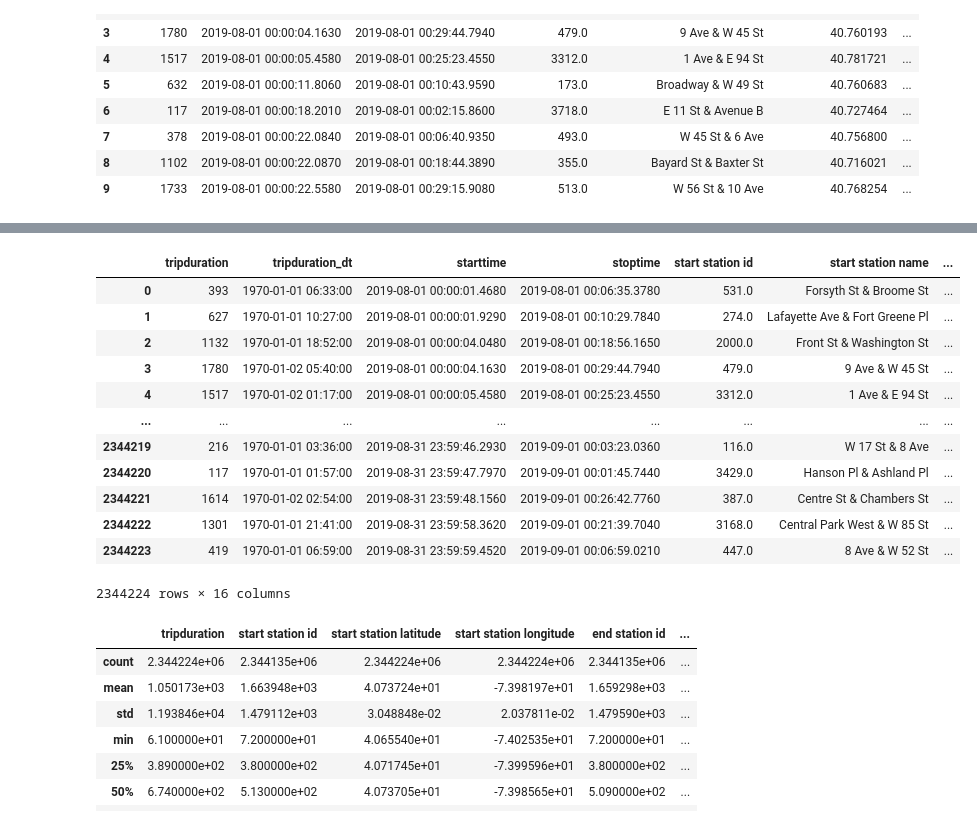
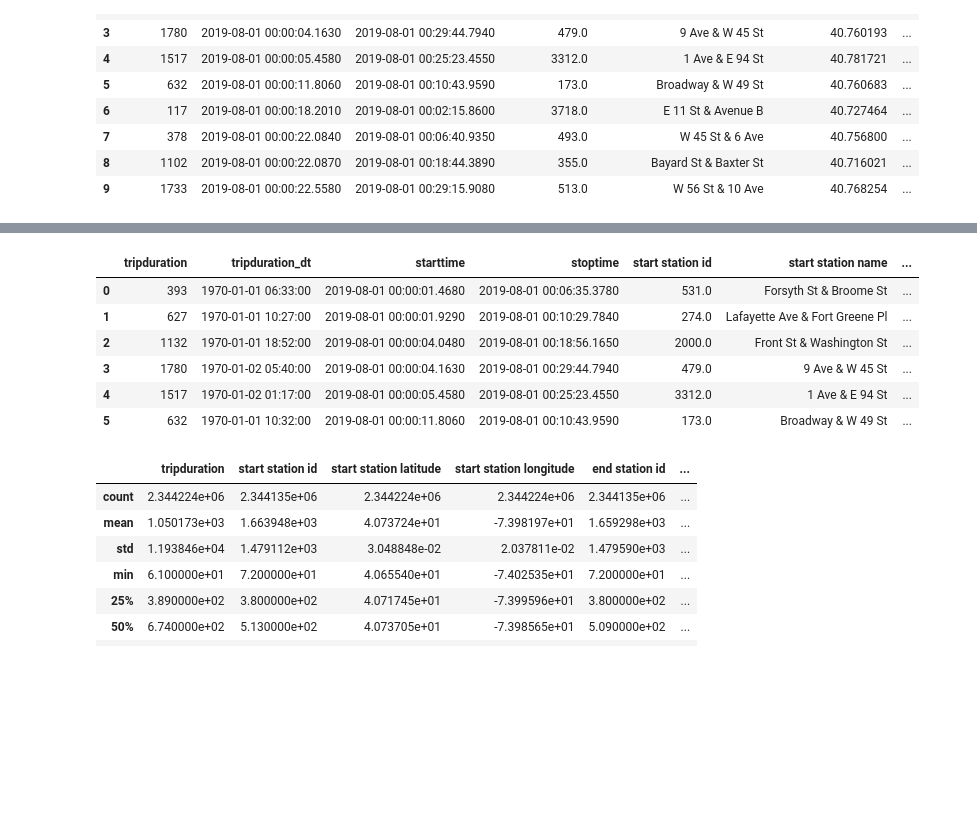
Before and after one commit to larrydodson/Bike_Sharing, a Jupyter notebook: NYC_Citibike_Challenge.ipynb, the cells around one changed output, grey strips where cells are left out. Cells and saved outputs as stored; diff of their text form; code cells hidden in the pictures; blank space fills up the shorter version.

```diff
--- a/NYC_Citibike_Challenge.ipynb
+++ b/NYC_Citibike_Challenge.ipynb
@@ -87,21 +84,15 @@ output_data_file = "citibike_datetime.csv"
 # Export the City_Data into a CSV.
 citibike_data_df.to_csv(output_data_file, index=False)
 # %%
-citibike_data_df
+citibike_data_df.head(6)
 # %% [output]
 |  | tripduration | tripduration_dt | starttime | stoptime | start station id | start station name | ... |
 | 0 | 393 | 1970-01-01 06:33:00 | 2019-08-01 00:00:01.4680 | 2019-08-01 00:06:35.3780 | 531.0 | Forsyth St & Broome St | ... |
 | 1 | 627 | 1970-01-01 10:27:00 | 2019-08-01 00:00:01.9290 | 2019-08-01 00:10:29.7840 | 274.0 | Lafayette Ave & Fort Greene Pl | ... |
 | 2 | 1132 | 1970-01-01 18:52:00 | 2019-08-01 00:00:04.0480 | 2019-08-01 00:18:56.1650 | 2000.0 | Front St & Washington St | ... |
 | 3 | 1780 | 1970-01-02 05:40:00 | 2019-08-01 00:00:04.1630 | 2019-08-01 00:29:44.7940 | 479.0 | 9 Ave & W 45 St | ... |
 | 4 | 1517 | 1970-01-02 01:17:00 | 2019-08-01 00:00:05.4580 | 2019-08-01 00:25:23.4550 | 3312.0 | 1 Ave & E 94 St | ... |
-| ... | ... | ... | ... | ... | ... | ... | ... |
-| 2344219 | 216 | 1970-01-01 03:36:00 | 2019-08-31 23:59:46.2930 | 2019-09-01 00:03:23.0360 | 116.0 | W 17 St & 8 Ave | ... |
-| 2344220 | 117 | 1970-01-01 01:57:00 | 2019-08-31 23:59:47.7970 | 2019-09-01 00:01:45.7440 | 3429.0 | Hanson Pl & Ashland Pl | ... |
-| 2344221 | 1614 | 1970-01-02 02:54:00 | 2019-08-31 23:59:48.1560 | 2019-09-01 00:26:42.7760 | 387.0 | Centre St & Chambers St | ... |
-| 2344222 | 1301 | 1970-01-01 21:41:00 | 2019-08-31 23:59:58.3620 | 2019-09-01 00:21:39.7040 | 3168.0 | Central Park West & W 85 St | ... |
-| 2344223 | 419 | 1970-01-01 06:59:00 | 2019-08-31 23:59:59.4520 | 2019-09-01 00:06:59.0210 | 447.0 | 8 Ave & W 52 St | ... |
+| 5 | 632 | 1970-01-01 10:32:00 | 2019-08-01 00:00:11.8060 | 2019-08-01 00:10:43.9590 | 173.0 | Broadway & W 49 St | ... |
-2344224 rows × 16 columns
 # %%
 # Get summary statistics.
 citibike_data_df.describe()
```
Also changed, not shown: parts of 1 cell of this notebook, 3 other files.
